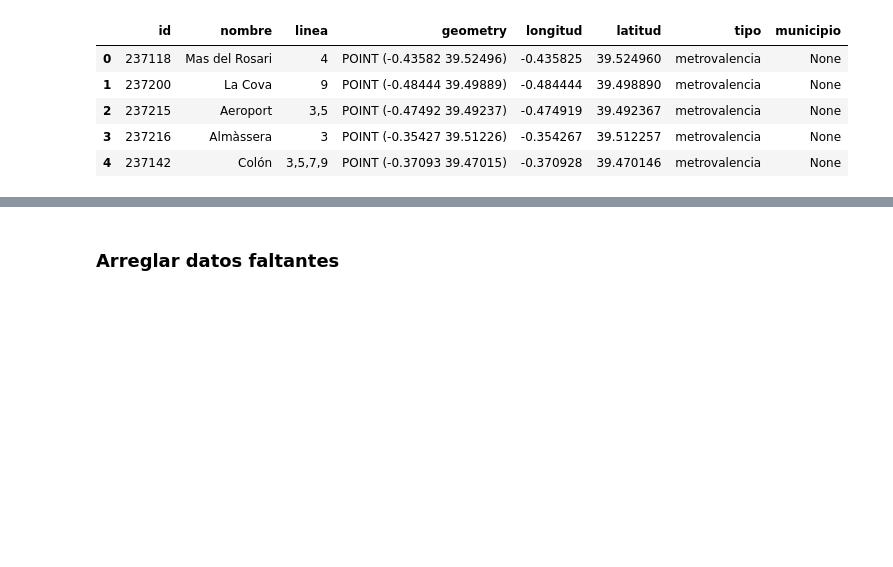
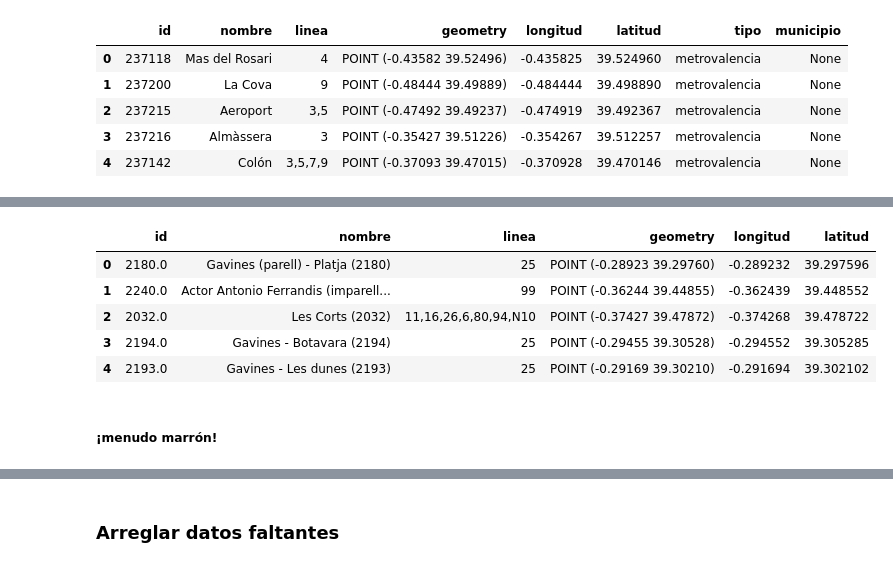
Before and after one commit to aitanarules/codeday, a Jupyter notebook: Data wrangling.ipynb, the cells around one changed output, grey strips where cells are left out. Drawn from its saved outputs; the diff is of its cells as text; code cells hidden in the pictures; blank space fills up the shorter version.

```diff
--- a/Data wrangling.ipynb
+++ b/Data wrangling.ipynb
@@ -31,11 +35,13 @@ Links:
 metro = "Datos transporte/fgv-estacions-estaciones.geojson"
 emt = "Datos transporte/transporte-barrios.geojson"
 renfe = "Datos transporte/estacions-rodalia-valencia-val.geojson"
+emt2 = "Datos transporte/emt.geojson"
 
 # Lectura de datos
 gdf_met = gpd.read_file(metro)
 gdf_emt = gpd.read_file(emt)
 gdf_ren = gpd.read_file(renfe)
+gdf_emt2 = gpd.read_file(emt2)
 # %% [markdown]
 ### Primera visualización
 # %%
@@ -234,0 +235,41 @@ gdf_ren.head()
+# %%
+# EMT 2
+
+def coordenadas_long(x):
+    if x is not None:
+        return x['lon']
+def coordenadas_lat(x):
+    if x is not None:
+        return x['lat']
+
+def capitalizar(s):
+    if s.find("'")!=-1:
+        s = s[0].upper()+s[1]+s[2].upper()+s[3:].lower()
+    else:
+        s = s[0].upper() + s[1:].lower()
+    return s
+
+# Añadir columnas
+gdf_emt2['longitud'] = list(map(coordenadas_long, gdf_emt2.geo_point_2d))
+gdf_emt2['latitud'] = list(map(coordenadas_lat, gdf_emt2.geo_point_2d))
+
+# Quitar columnas
+columnas_eliminar = ['codvia', 'numportal', 'suprimida', 'proximas_llegadas', 'geo_point_2d']
+gdf_emt2.drop(columnas_eliminar, axis=1, inplace=True)
+
+# Renombrar columnas
+gdf_emt2.rename(columns={'id_parada': 'id'}, inplace=True)
+gdf_emt2.rename(columns={'denominacion': 'nombre'}, inplace=True)
+gdf_emt2.rename(columns={'lineas': 'linea'}, inplace=True)
+
+
+gdf_emt2.head()
+# %% [output]
+|  | id | nombre | linea | geometry | longitud | latitud |
+| 0 | 2180.0 | Gavines (parell) - Platja (2180) | 25 | POINT (-0.28923 39.29760) | -0.289232 | 39.297596 |
+| 1 | 2240.0 | Actor Antonio Ferrandis (imparell... | 99 | POINT (-0.36244 39.44855) | -0.362439 | 39.448552 |
+| 2 | 2032.0 | Les Corts (2032) | 11,16,26,6,80,94,N10 | POINT (-0.37427 39.47872) | -0.374268 | 39.478722 |
+| 3 | 2194.0 | Gavines - Botavara (2194) | 25 | POINT (-0.29455 39.30528) | -0.294552 | 39.305285 |
+| 4 | 2193.0 | Gavines - Les dunes (2193) | 25 | POINT (-0.29169 39.30210) | -0.291694 | 39.302102 |
+# %% [markdown]
+##### ¡menudo marrón!
```
Also changed, not shown: parts of 15 cells of this notebook.
